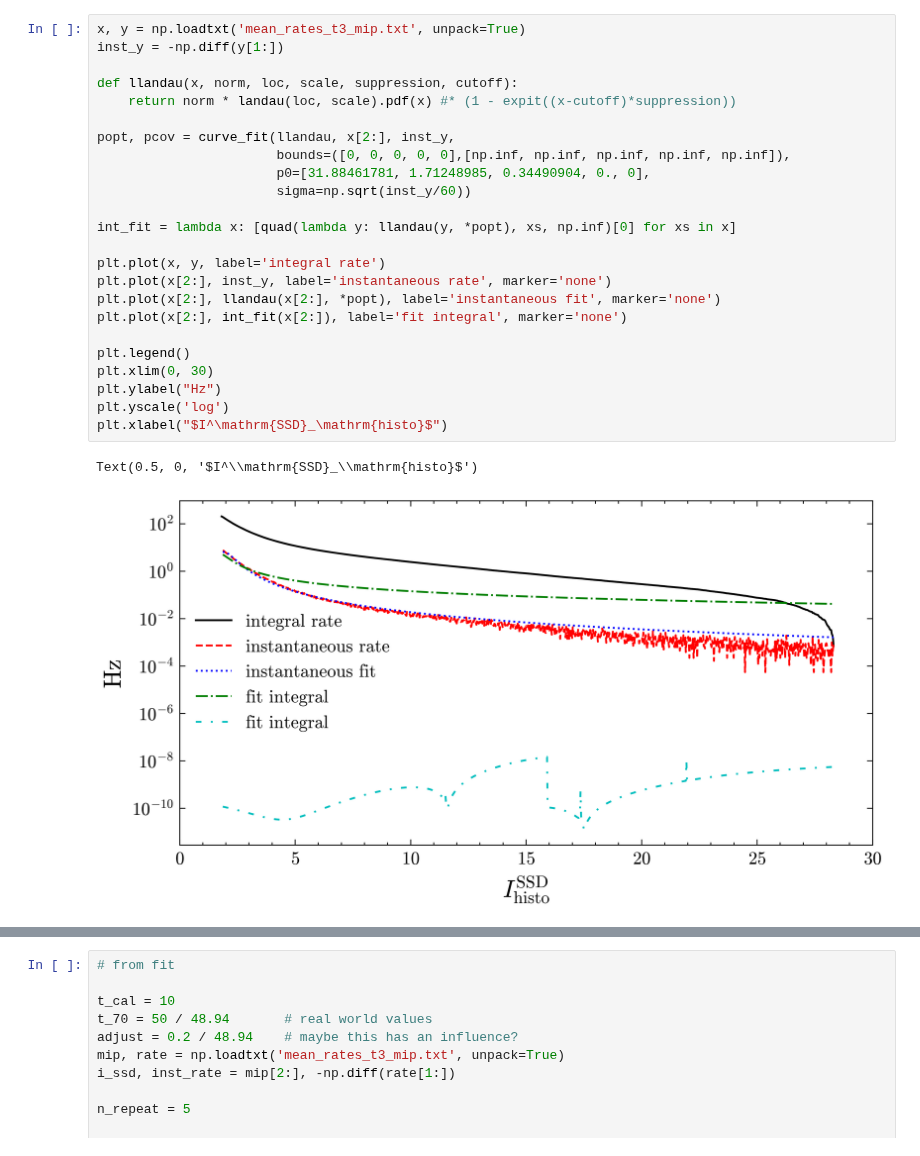
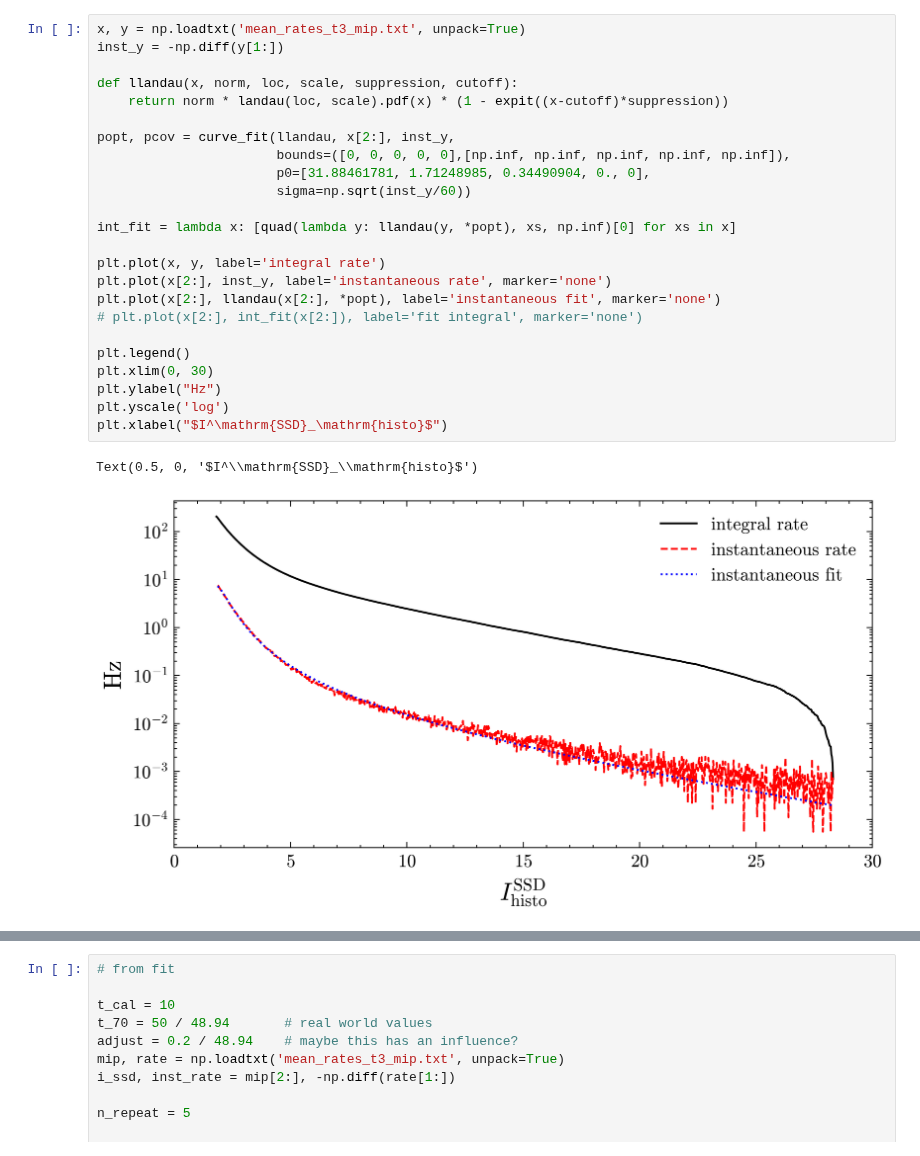
Before and after one commit to Quizznor/phd-thesis, a Jupyter notebook: Projects/CorrectionFactor/toy_mc.ipynb, the cells around one changed output, grey strips where cells are left out. Saved outputs shown, nothing was run; the diff lists cells and outputs as text.

```diff
--- a/Projects/CorrectionFactor/toy_mc.ipynb
+++ b/Projects/CorrectionFactor/toy_mc.ipynb
@@ -9,30 +30,30 @@ from scipy.integrate import quad
 # %%
 x, y = np.loadtxt('mean_rates_t3_mip.txt', unpack=True)
 inst_y = -np.diff(y[1:])
 
 def llandau(x, norm, loc, scale, suppression, cutoff):
-    return norm * landau(loc, scale).pdf(x) #* (1 - expit((x-cutoff)*suppression))
+    return norm * landau(loc, scale).pdf(x) * (1 - expit((x-cutoff)*suppression))
 
 popt, pcov = curve_fit(llandau, x[2:], inst_y,
                        bounds=([0, 0, 0, 0, 0],[np.inf, np.inf, np.inf, np.inf, np.inf]),
                        p0=[31.88461781, 1.71248985, 0.34490904, 0., 0],
                        sigma=np.sqrt(inst_y/60))
 
 int_fit = lambda x: [quad(lambda y: llandau(y, *popt), xs, np.inf)[0] for xs in x]
 
 plt.plot(x, y, label='integral rate')
 plt.plot(x[2:], inst_y, label='instantaneous rate', marker='none')
 plt.plot(x[2:], llandau(x[2:], *popt), label='instantaneous fit', marker='none')
-plt.plot(x[2:], int_fit(x[2:]), label='fit integral', marker='none')
+# plt.plot(x[2:], int_fit(x[2:]), label='fit integral', marker='none')
 
 plt.legend()
 plt.xlim(0, 30)
 plt.ylabel("Hz")
 plt.yscale('log')
 plt.xlabel("$I^\mathrm{SSD}_\mathrm{histo}$")
 # %% [output]
 Text(0.5, 0, '$I^\\mathrm{SSD}_\\mathrm{histo}$')
-[figure, old version]
+[figure, new version]
 # %%
 # from data
 
```
Also changed, not shown: parts of 3 cells of this notebook, 8 other files.
